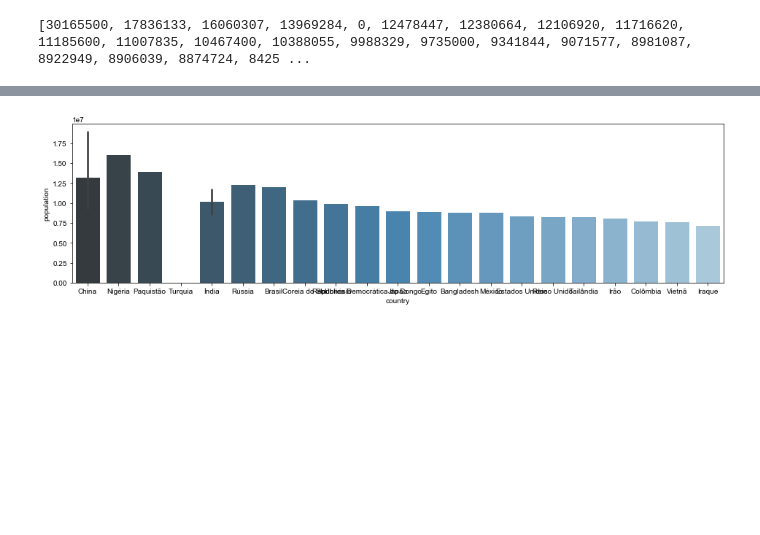
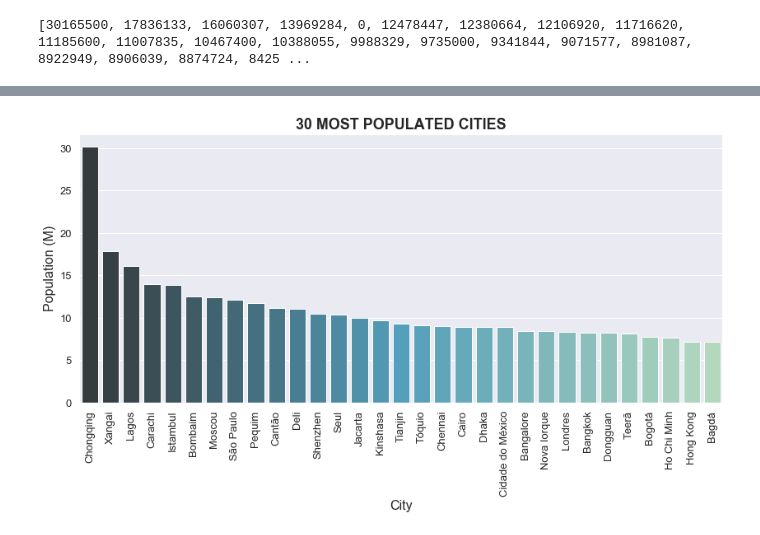
Before and after one commit to ta-data-lis/Project-Week-3-Data-Thieves, a Jupyter notebook: your-project/Scrapping_Wiki.ipynb, the cells around one changed output, grey strips where cells are left out. Cells and saved outputs as stored; diff of their text form; code cells hidden in the pictures; blank space fills up the shorter version.

Commit message:
Add Graphs.

```diff
--- a/your-project/Scrapping_Wiki.ipynb
+++ b/your-project/Scrapping_Wiki.ipynb
@@ -99,9 +130,7 @@ import matplotlib.pyplot as plt
 # %%
-# Create Fig
-# data = data.groupby([['country']])['population'].median()
-fig, ax = plt.subplots(figsize=(16,4))
-sns.set()
-ax = sns.barplot("country", y="population", data=data,
-                 palette="Blues_d")
+# # Create Fig
+# # data = data.groupby([['country']])['population'].median()
+# fig, ax = plt.subplots(figsize=(16,10))
+# sns.set()
+# ax = sns.barplot("city", y="population", data=data,
+#                  palette="Blues_d")
-# %% [output]
-[figure, removed]
@@ -107,0 +156,29 @@ ax = sns.barplot("country", y="population", data=data,
+# %%
+# Seaborn
+sns.set()
+# plt.style.use("dark_background")
+# plt.figure(figsize=(14,6))
+
+
+
+
+fig, axes = plt.subplots(figsize=(14, 6))
+
+sns.barplot(x=data['city'], y=data['population'], palette = "GnBu_d", ax =axes)
+plt.xticks(rotation= 90)
+plt.xlabel('City', fontsize=16)
+plt.ylabel('Population (M)', fontsize=16)
+plt.title('30 most populated cities'.upper(), fontsize=18, fontweight='bold')
+
+for tick in axes.xaxis.get_major_ticks():
+    tick.label.set_fontsize(13)
+
+for tick in axes.yaxis.get_major_ticks():
+    tick.label.set_fontsize(13)
+
+# axes.legend(prop=dict(size=10))
+
+# save
+plt.savefig('data/population.png')
+# %% [output]
+[figure, added]
```
Also changed, not shown: parts of 9 cells of this notebook, 9 other files.
